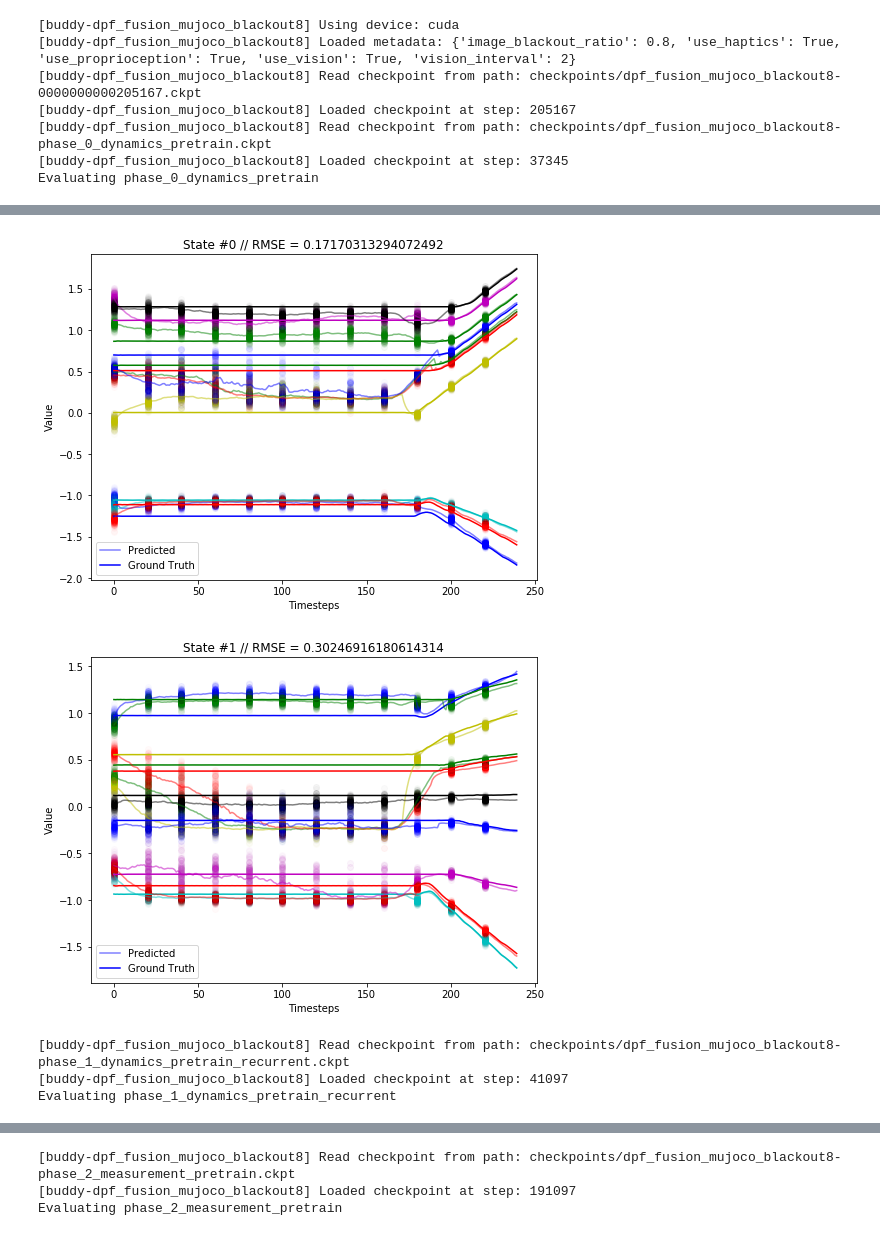
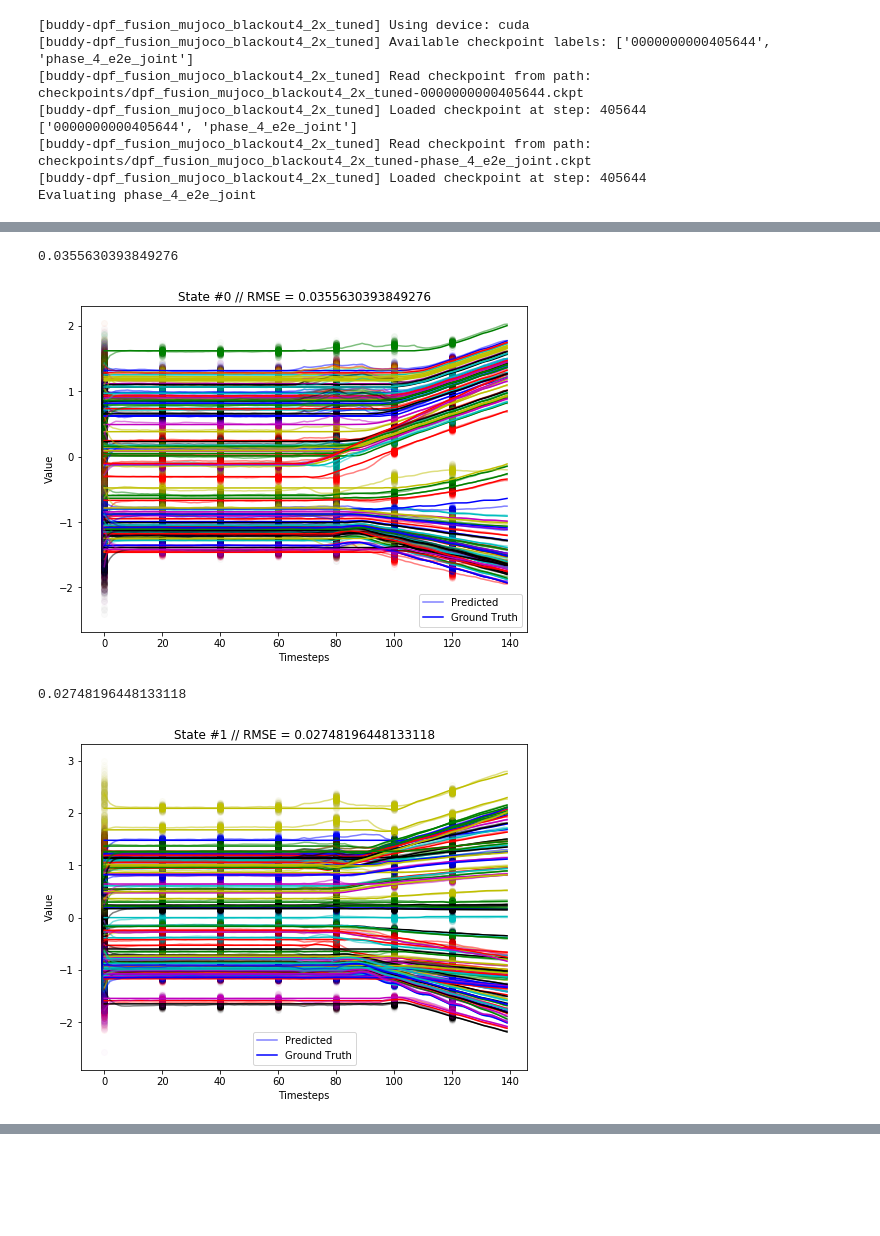
Before and after one commit to HaoWen470/crossmodal_filtering1, a Jupyter notebook: eval_dpf_fusion.ipynb, the cells around one changed output, grey strips where cells are left out. Drawn from its saved outputs; the diff is of its cells as text; code cells hidden in the pictures; blank space fills up the shorter version.

```diff
--- a/eval_dpf_fusion.ipynb
+++ b/eval_dpf_fusion.ipynb
@@ -19,5 +20,5 @@ print(torch.__version__, np.__version__)
 # %%
-def eval_experiment(experiment_name):
+def eval_experiment(experiment_name, omnipush=False):
     # Experiment configuration
     pf_image_model = panda_models.PandaParticleFilterNetwork(
         panda_models.PandaDynamicsModel(),
@@ -56,23 +57,26 @@ def eval_experiment(experiment_name):
 
     # Load eval data
     dataset_args = buddy.metadata
-    eval_trajectories = panda_datasets.load_trajectories(
-        "data/gentle_push_10.hdf5",
-        **dataset_args
-    )
+    if omnipush:
+        eval_trajectories = omnipush_datasets.load_trajectories(("simpler/val.hdf5", 200), **dataset_args)
+    else:
+        dataset_args['start_timestep'] = 100
+        eval_trajectories = panda_datasets.load_trajectories(("data/gentle_push_1000.hdf5", 100), **dataset_args)
 
     # Plotting, etc
     phases = [
-        'phase_0_dynamics_pretrain',
-        'phase_1_dynamics_pretrain_recurrent',
-        'phase_2_measurement_pretrain',
-        'phase_3_e2e_individual',
+#         'phase_0_dynamics_pretrain',
+#         'phase_1_dynamics_pretrain_recurrent',
+#         'phase_2_measurement_pretrain',
+#         'phase_3_e2e_individual',
         'phase_4_e2e_joint',
-        'phase_4_e2e_joint_unfrozen',
+#          'phase_4_e2e_joint_unfrozen',
     ]
+    print(buddy.checkpoint_labels)
     for phase in phases:
         try:
             buddy.load_checkpoint(label=phase)
+            pass
         except FileNotFoundError:
             print(f"Skipping {phase}")
             continue
@@ -80,11 +84,13 @@ def eval_experiment(experiment_name):
         print(f"Evaluating {phase}")
         pf_fusion_model.image_model.dynamics_model.state_noise_stddev = (0.02, 0.02)
         pf_fusion_model.force_model.dynamics_model.state_noise_stddev = (0.02, 0.02)
-        panda_training.rollout_and_eval(
-            pf_fusion_model,
-            eval_trajectories,
-            start_time=0,
-            max_timesteps=1000,
-            particle_count=200,
-            noisy_dynamics=True,
-            true_initial=True)
+
+        with torch.no_grad():
+            panda_training.rollout_and_eval(
+                pf_fusion_model,
+                eval_trajectories,
+                start_time=0,
+                max_timesteps=1000,
+                particle_count=200,
+                noisy_dynamics=True,
+                true_initial=True)
@@ -130,16 +145,16 @@ Evaluating phase_2_measurement_pretrain
 # %%
-eval_experiment("dpf_fusion_mujoco_blackout8")
+eval_experiment("dpf_fusion_mujoco_blackout4_2x_tuned")
 # %% [output]
-[buddy-dpf_fusion_mujoco_blackout8] Using device: cuda
-[buddy-dpf_fusion_mujoco_blackout8] Loaded metadata: {'image_blackout_ratio': 0.8, 'use_haptics': True, 'use_proprioception': True, 'use_vision': True, 'vision_interval': 2}
-[buddy-dpf_fusion_mujoco_blackout8] Read checkpoint from path: checkpoints/dpf_fusion_mujoco_blackout8-0000000000205167.ckpt
-[buddy-dpf_fusion_mujoco_blackout8] Loaded checkpoint at step: 205167
-[buddy-dpf_fusion_mujoco_blackout8] Read checkpoint from path: checkpoints/dpf_fusion_mujoco_blackout8-phase_0_dynamics_pretrain.ckpt
-[buddy-dpf_fusion_mujoco_blackout8] Loaded checkpoint at step: 37345
-Evaluating phase_0_dynamics_pretrain
+[buddy-dpf_fusion_mujoco_blackout4_2x_tuned] Using device: cuda
+[buddy-dpf_fusion_mujoco_blackout4_2x_tuned] Available checkpoint labels: ['0000000000405644', 'phase_4_e2e_joint']
+[buddy-dpf_fusion_mujoco_blackout4_2x_tuned] Read checkpoint from path: checkpoints/dpf_fusion_mujoco_blackout4_2x_tuned-0000000000405644.ckpt
+[buddy-dpf_fusion_mujoco_blackout4_2x_tuned] Loaded checkpoint at step: 405644
+['0000000000405644', 'phase_4_e2e_joint']
+[buddy-dpf_fusion_mujoco_blackout4_2x_tuned] Read checkpoint from path: checkpoints/dpf_fusion_mujoco_blackout4_2x_tuned-phase_4_e2e_joint.ckpt
+[buddy-dpf_fusion_mujoco_blackout4_2x_tuned] Loaded checkpoint at step: 405644
+Evaluating phase_4_e2e_joint
 [interactive output not drawn]
+0.0355630393849276
-[figure, old version]
+[figure, new version]
+0.02748196448133118
-[figure, old version]
+[figure, new version]
-[buddy-dpf_fusion_mujoco_blackout8] Read checkpoint from path: checkpoints/dpf_fusion_mujoco_blackout8-phase_1_dynamics_pretrain_recurrent.ckpt
-[buddy-dpf_fusion_mujoco_blackout8] Loaded checkpoint at step: 41097
-Evaluating phase_1_dynamics_pretrain_recurrent
@@ -149,3 +160,0 @@ Evaluating phase_1_dynamics_pretrain_recurrent
-[buddy-dpf_fusion_mujoco_blackout8] Read checkpoint from path: checkpoints/dpf_fusion_mujoco_blackout8-phase_2_measurement_pretrain.ckpt
-[buddy-dpf_fusion_mujoco_blackout8] Loaded checkpoint at step: 191097
-Evaluating phase_2_measurement_pretrain
```
Also changed, not shown: parts of 7 cells of this notebook, 9 other files.
